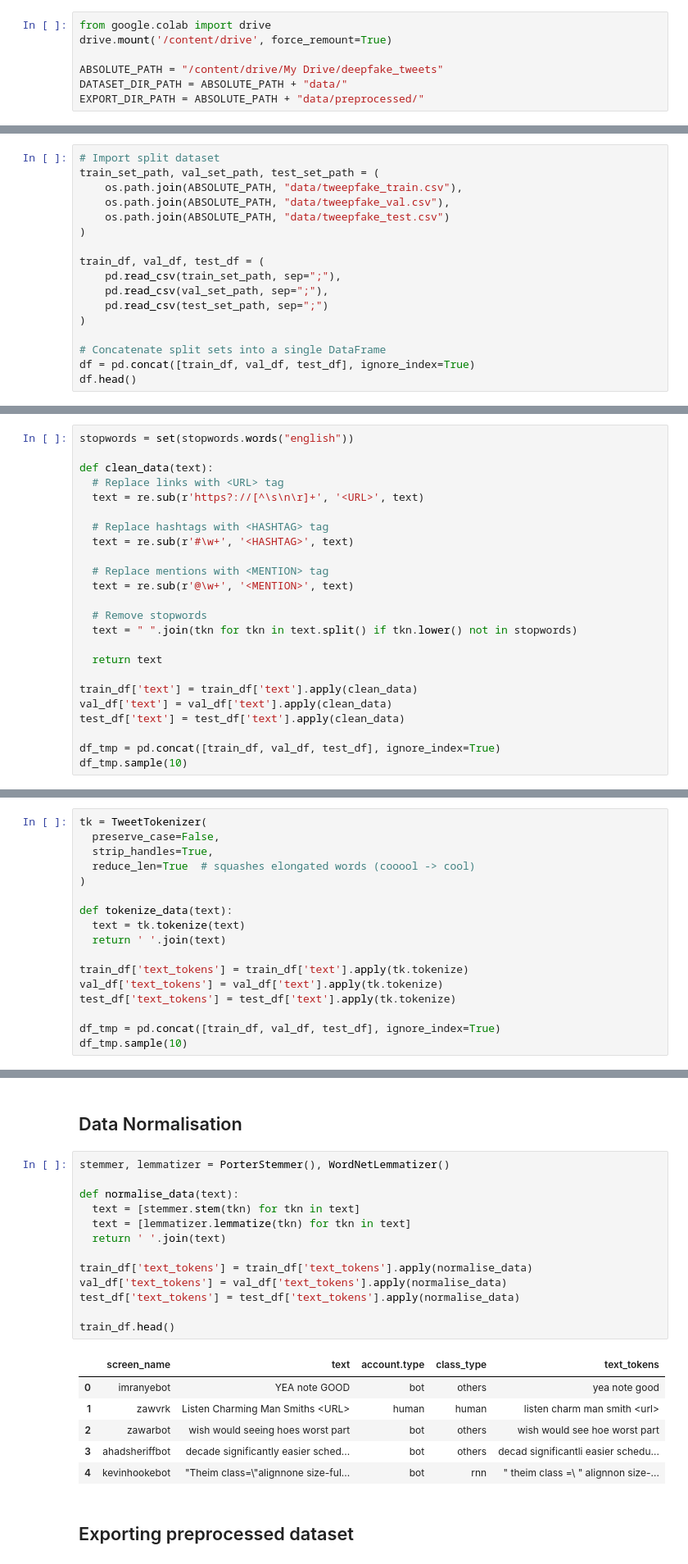
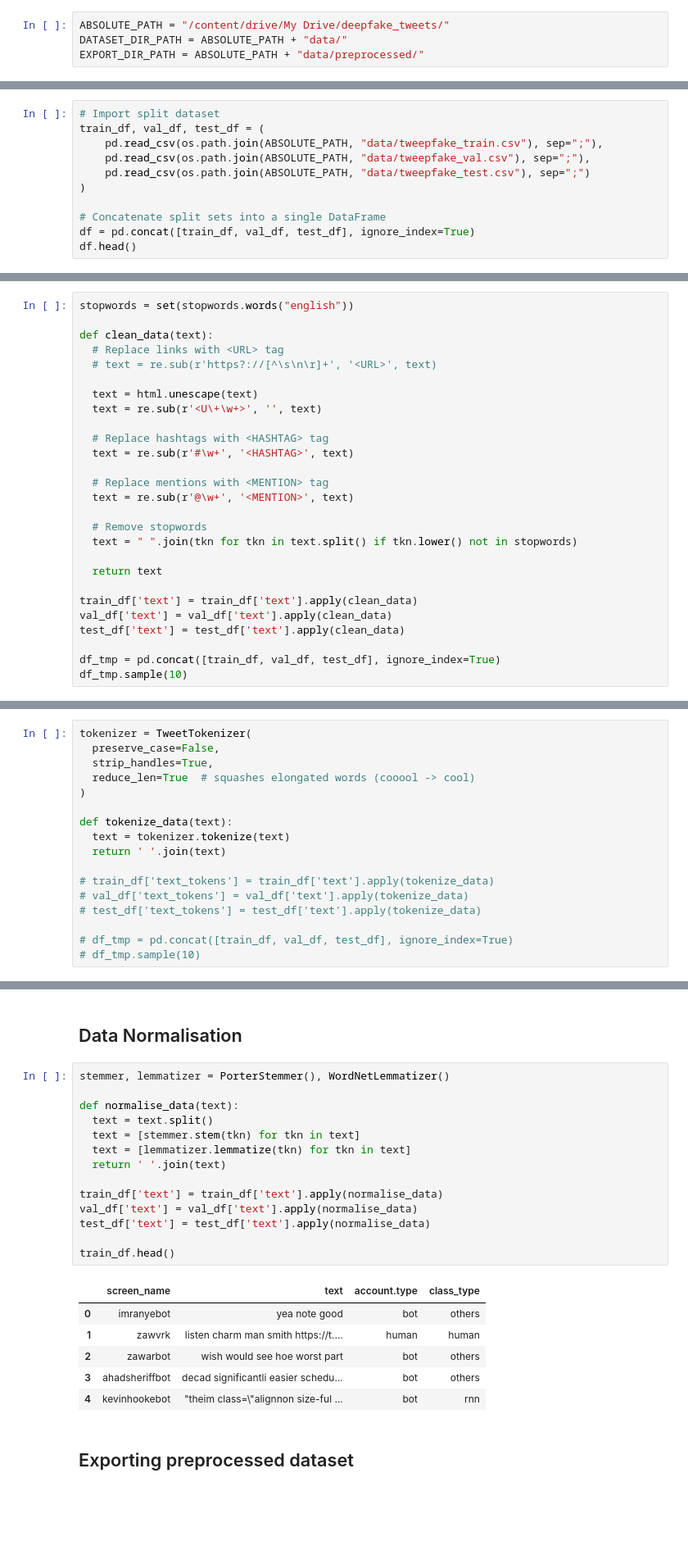
Before and after one commit to hstoklosa/fake-tweets-detection, a Jupyter notebook: preprocessing.ipynb, the cells around one changed output, grey strips where cells are left out. Shown at 82% size. Cells and saved outputs as stored; diff of their text form; blank space fills up the shorter version.

```diff
--- a/preprocessing.ipynb
+++ b/preprocessing.ipynb
@@ -1,7 +6,4 @@
 # %%
-from google.colab import drive
-drive.mount('/content/drive', force_remount=True)
-
-ABSOLUTE_PATH = "/content/drive/My Drive/deepfake_tweets"
+ABSOLUTE_PATH = "/content/drive/My Drive/deepfake_tweets/"
 DATASET_DIR_PATH = ABSOLUTE_PATH + "data/"
 EXPORT_DIR_PATH = ABSOLUTE_PATH + "data/preprocessed/"
@@ -32,15 +35,9 @@ nltk.download('wordnet')
 # %%
 # Import split dataset
-train_set_path, val_set_path, test_set_path = (
-    os.path.join(ABSOLUTE_PATH, "data/tweepfake_train.csv"),
-    os.path.join(ABSOLUTE_PATH, "data/tweepfake_val.csv"),
-    os.path.join(ABSOLUTE_PATH, "data/tweepfake_test.csv")
-)
-
 train_df, val_df, test_df = (
-    pd.read_csv(train_set_path, sep=";"),
-    pd.read_csv(val_set_path, sep=";"),
-    pd.read_csv(test_set_path, sep=";")
+    pd.read_csv(os.path.join(ABSOLUTE_PATH, "data/tweepfake_train.csv"), sep=";"),
+    pd.read_csv(os.path.join(ABSOLUTE_PATH, "data/tweepfake_val.csv"), sep=";"),
+    pd.read_csv(os.path.join(ABSOLUTE_PATH, "data/tweepfake_test.csv"), sep=";")
 )
 
 # Concatenate split sets into a single DataFrame
@@ -60,7 +57,10 @@ stopwords = set(stopwords.words("english"))
 
 def clean_data(text):
   # Replace links with <URL> tag
-  text = re.sub(r'https?://[^\s\n\r]+', '<URL>', text)
+  # text = re.sub(r'https?://[^\s\n\r]+', '<URL>', text)
+
+  text = html.unescape(text)
+  text = re.sub(r'<U\+\w+>', '', text)
 
   # Replace hashtags with <HASHTAG> tag
   text = re.sub(r'#\w+', '<HASHTAG>', text)
@@ -94,19 +103,19 @@ df_tmp.sample(10)
 # %% [markdown]
 ## Tokenization
 # %%
-tk = TweetTokenizer(
+tokenizer = TweetTokenizer(
   preserve_case=False,
   strip_handles=True,
   reduce_len=True  # squashes elongated words (cooool -> cool)
 )
 
 def tokenize_data(text):
-  text = tk.tokenize(text)
+  text = tokenizer.tokenize(text)
   return ' '.join(text)
 
-train_df['text_tokens'] = train_df['text'].apply(tk.tokenize)
-val_df['text_tokens'] = val_df['text'].apply(tk.tokenize)
-test_df['text_tokens'] = test_df['text'].apply(tk.tokenize)
+# train_df['text_tokens'] = train_df['text'].apply(tokenize_data)
+# val_df['text_tokens'] = val_df['text'].apply(tokenize_data)
+# test_df['text_tokens'] = test_df['text'].apply(tokenize_data)
 
-df_tmp = pd.concat([train_df, val_df, test_df], ignore_index=True)
-df_tmp.sample(10)
+# df_tmp = pd.concat([train_df, val_df, test_df], ignore_index=True)
+# df_tmp.sample(10)
@@ -127,23 +133,24 @@ df_tmp.sample(10)
 # %%
 stemmer, lemmatizer = PorterStemmer(), WordNetLemmatizer()
 
 def normalise_data(text):
+  text = text.split()
   text = [stemmer.stem(tkn) for tkn in text]
   text = [lemmatizer.lemmatize(tkn) for tkn in text]
   return ' '.join(text)
 
-train_df['text_tokens'] = train_df['text_tokens'].apply(normalise_data)
-val_df['text_tokens'] = val_df['text_tokens'].apply(normalise_data)
-test_df['text_tokens'] = test_df['text_tokens'].apply(normalise_data)
+train_df['text'] = train_df['text'].apply(normalise_data)
+val_df['text'] = val_df['text'].apply(normalise_data)
+test_df['text'] = test_df['text'].apply(normalise_data)
 
 train_df.head()
 # %% [output]
-|  | screen_name | text | account.type | class_type | text_tokens |
-| 0 | imranyebot | YEA note GOOD | bot | others | yea note good |
-| 1 | zawvrk | Listen Charming Man Smiths <URL> | human | human | listen charm man smith <url> |
-| 2 | zawarbot | wish would seeing hoes worst part | bot | others | wish would see hoe worst part |
-| 3 | ahadsheriffbot | decade significantly easier sched... | bot | others | decad significantli easier schedu... |
-| 4 | kevinhookebot | "Theim class=\"alignnone size-ful... | bot | rnn | " theim class =\ " alignnon size-... |
+|  | screen_name | text | account.type | class_type |
+| 0 | imranyebot | yea note good | bot | others |
+| 1 | zawvrk | listen charm man smith https://t.... | human | human |
+| 2 | zawarbot | wish would see hoe worst part | bot | others |
+| 3 | ahadsheriffbot | decad significantli easier schedu... | bot | others |
+| 4 | kevinhookebot | "theim class=\"alignnon size-ful ... | bot | rnn |
 # %% [markdown]
 ## Exporting preprocessed dataset
 # %%
```
Also changed, not shown: parts of 7 cells of this notebook.
